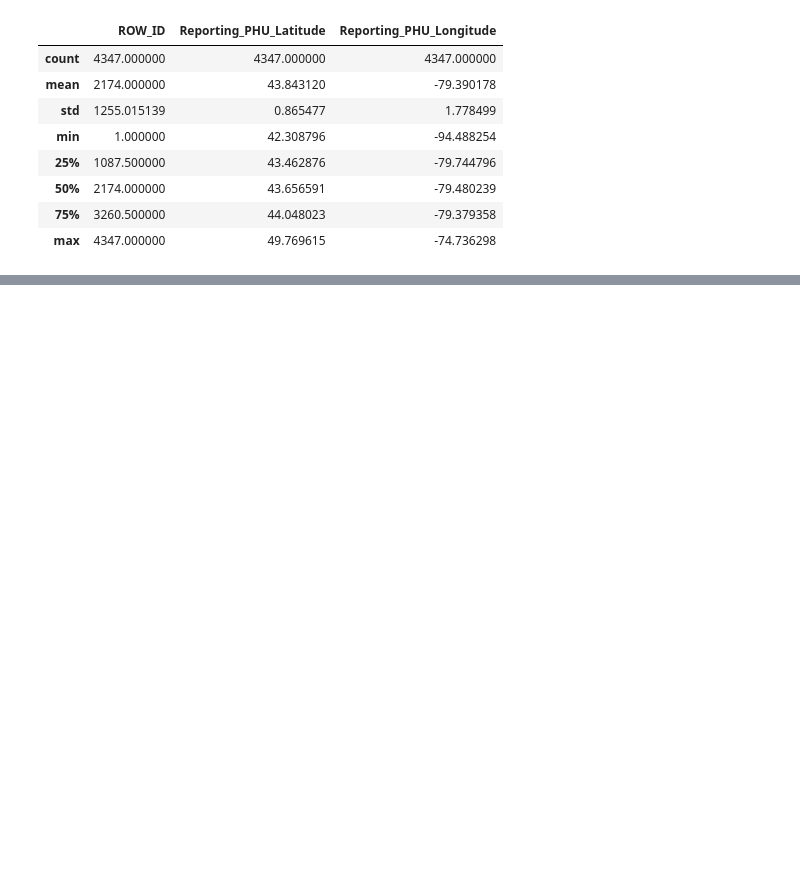
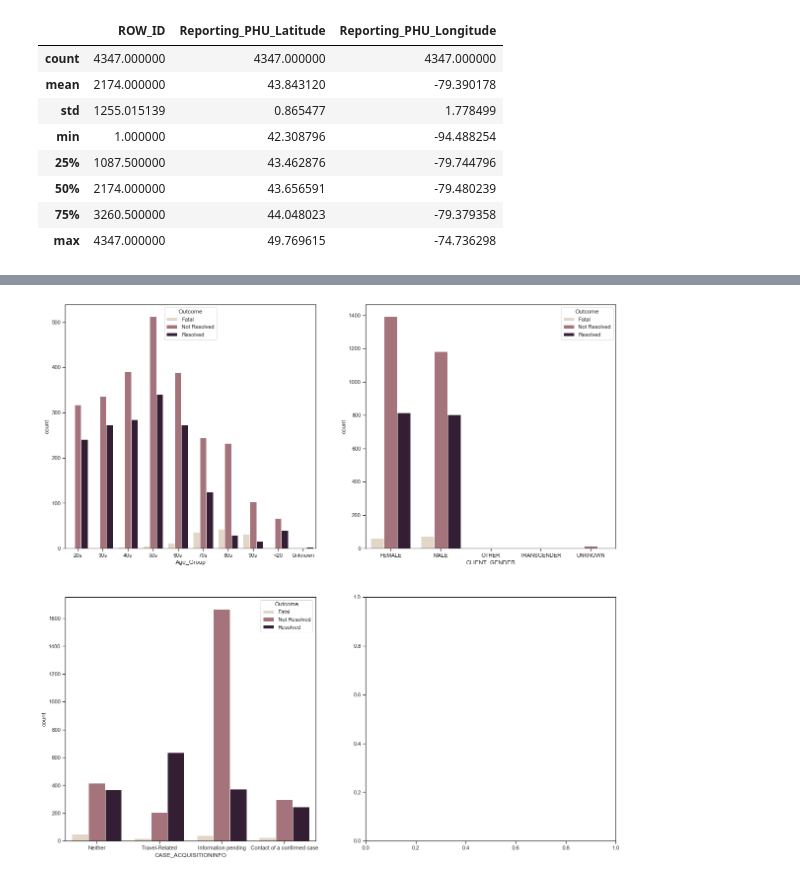
Before and after one commit to faraz2023/covid19, a Jupyter notebook: visualizer.ipynb, the cells around one changed output, grey strips where cells are left out. Cells and saved outputs as stored; diff of their text form; code cells hidden in the pictures; blank space fills up the shorter version.

```diff
--- a/visualizer.ipynb
+++ b/visualizer.ipynb
@@ -273,0 +199,4 @@ data['OUTCOME1']
+# %%
+ontario_data.hist_visualize(do_save=True)
+# %% [output]
+[figure, added]
```
Also changed, not shown: parts of 14 cells of this notebook.
